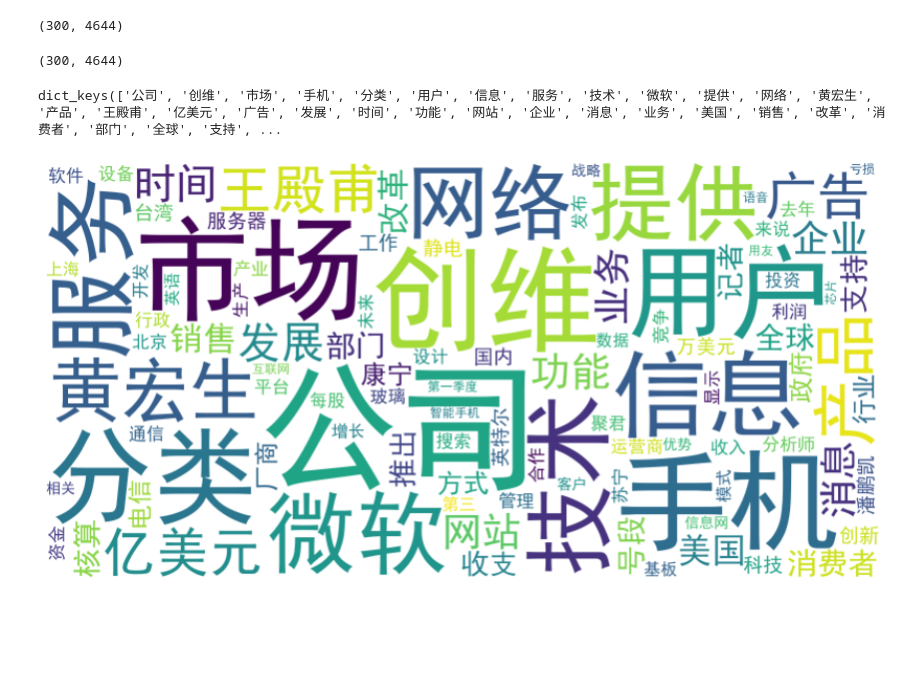
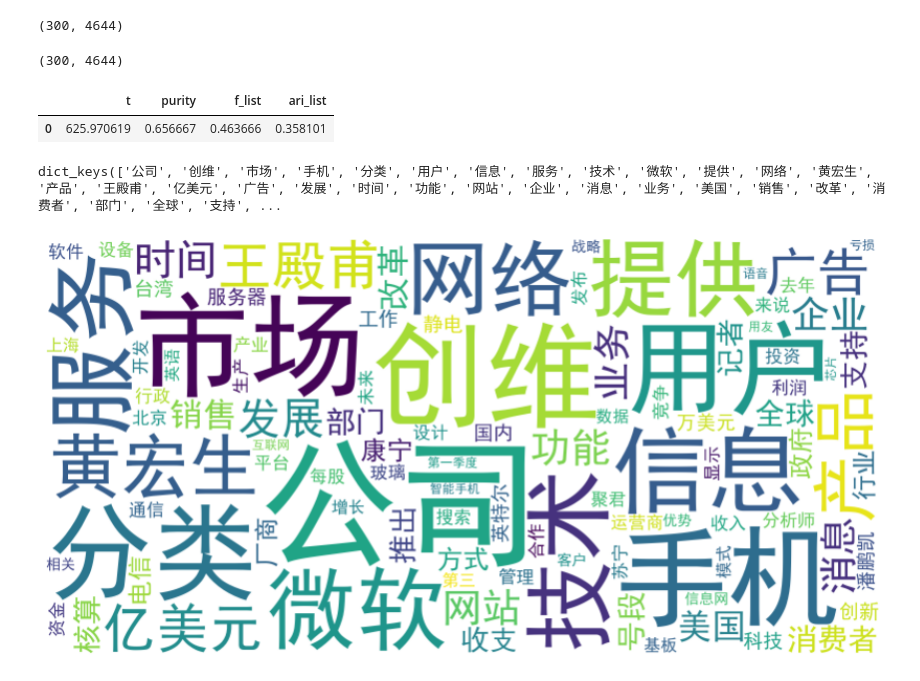
Before and after one commit to zero000000000000000/SVD_Application, a Jupyter notebook: ISA/prerocess_ch.ipynb, the cells around one changed output. Drawn from its saved outputs; the diff is of its cells as text; code cells hidden in the pictures; blank space fills up the shorter version.

```diff
--- a/ISA/prerocess_ch.ipynb
+++ b/ISA/prerocess_ch.ipynb
@@ -125,3 +317,13 @@ tfidf_vec.shape
+# %%
+new_df = pd.DataFrame({
+                        't':kmeans_t,
+                        'purity':purity,
+                        'f_list':fl,
+                        'ari_list':aril})
+new_df
+# %% [output]
+|  | t | purity | f_list | ari_list |
+| 0 | 625.970619 | 0.656667 | 0.463666 | 0.358101 |
 # %%
 from collections import Counter
 from wordcloud import WordCloud
```
Also changed, not shown: parts of 6 cells of this notebook, 52 other files.
